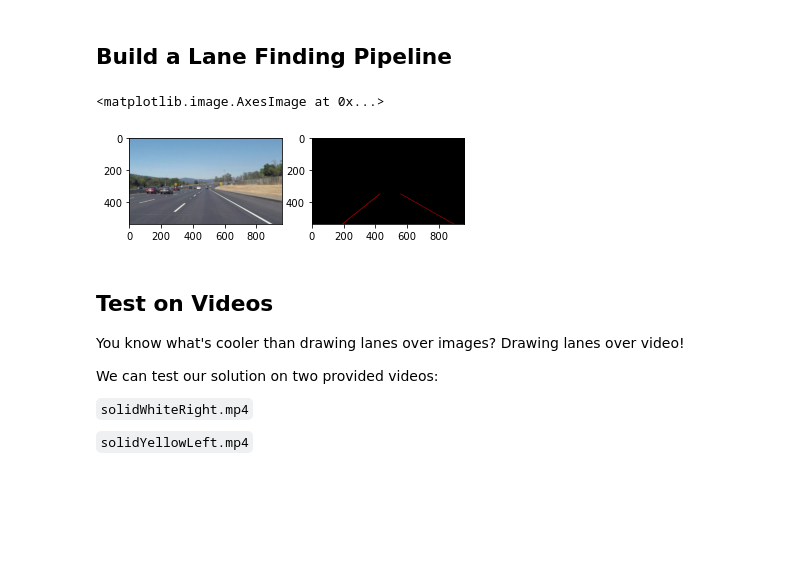
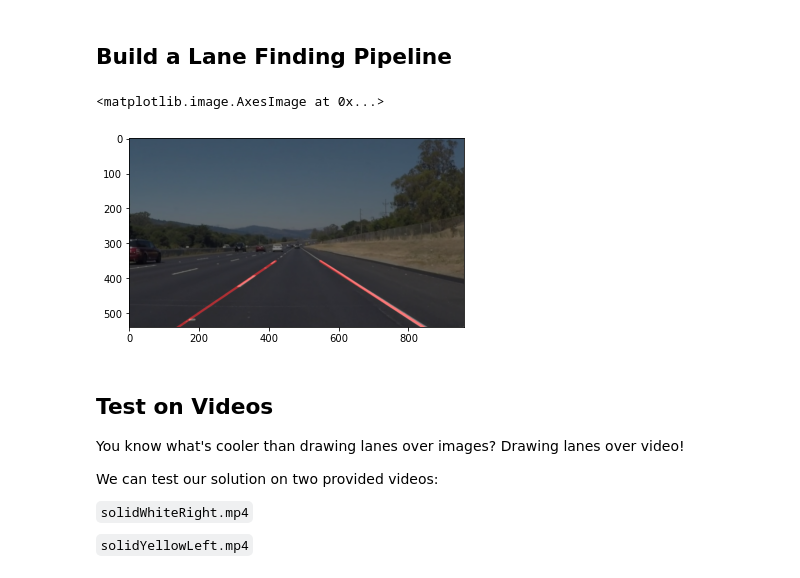
Before and after one commit to Anish97/Lane-Detection, a Jupyter notebook: P1.ipynb, the cells around one changed output. Drawn from its saved outputs; the diff is of its cells as text; code cells hidden in the pictures; blank space fills up the shorter version.

```diff
--- a/P1.ipynb
+++ b/P1.ipynb
@@ -146,7 +146,7 @@ def draw_lines_old(img, lines, color=[255, 0, 0], thickness=2):
         for x1,y1,x2,y2 in line:
             cv2.line(img, (x1, y1), (x2, y2), color, thickness)
 
-def draw_lines(img, lines, color=[255, 0, 0], thickness=2):
+def draw_lines(img, lines, color=[255, 0, 0], thickness=5):
     """
     Think about things like separating line segments by their
     slope ((y2-y1)/(x2-x1)) to decide which segments are part of the left
@@ -169,12 +169,14 @@ def draw_lines(img, lines, color=[255, 0, 0], thickness=2):
         x = [a[0] for a in left_lane]
         y = [a[1] for a in left_lane]
         m,b = np.polyfit(x,y, 1)
-        cv2.line(img, (int((h-b)/m),h), (int((0.6*w-b)/m),int(0.6*w)), color, thickness)
+        if np.abs(m) > 0.1:
+            cv2.line(img, (int((h-b)/m),h), (int((0.65*w-b)/m),int(0.65*w)), color, thickness)
     if len(right_lane)>1:
         x = [a[0] for a in right_lane]
         y = [a[1] for a in right_lane]
         m,b = np.polyfit(x,y, 1)
-        cv2.line(img, (int((h-b)/m),h), (int((0.6*w-b)/m),int(0.6*w)), color, thickness)
+        if np.abs(m) > 0.1:
+            cv2.line(img, (int((h-b)/m),h), (int((0.65*w-b)/m),int(0.65*w)), color, thickness)
 
 def hough_lines(img, rho, theta, threshold, min_line_len, max_line_gap):
     """
@@ -224,23 +226,20 @@ os.listdir("test_images/")
 # %%
 # TODO: Build your pipeline that will draw lane lines on the test_images
 # then save them to the test_images_output directory.
-img_name = os.listdir("test_images/")[0]
+img_name = os.listdir("test_images/")[1]
 img = mpimg.imread('test_images/'+img_name)
 blur_img = gaussian_blur(img,3)
 gray_img = grayscale(blur_img)
 canny_img = canny(gray_img,10,200)
 
 vertices=np.array([[[0,540],[400,350],[560,350],[960,540]]],dtype=np.int32)
 roi = region_of_interest(canny_img,vertices)
 result = hough_lines(roi,1,1.0/360,30,10,5)
 plt.figure()
-plt.subplot(1,2,1)
-plt.imshow(img)
-plt.subplot(1,2,2)
-plt.imshow(result, cmap='gray')
+plt.imshow(weighted_img(image,result,0.5,0.5), cmap='gray')
 # %% [output]
 <matplotlib.image.AxesImage at 0x...>
-[figure, old version]
+[figure, new version]
 # %% [markdown]
 ## Test on Videos
 
```
Also changed, not shown: parts of 3 cells of this notebook, 3 other files.
